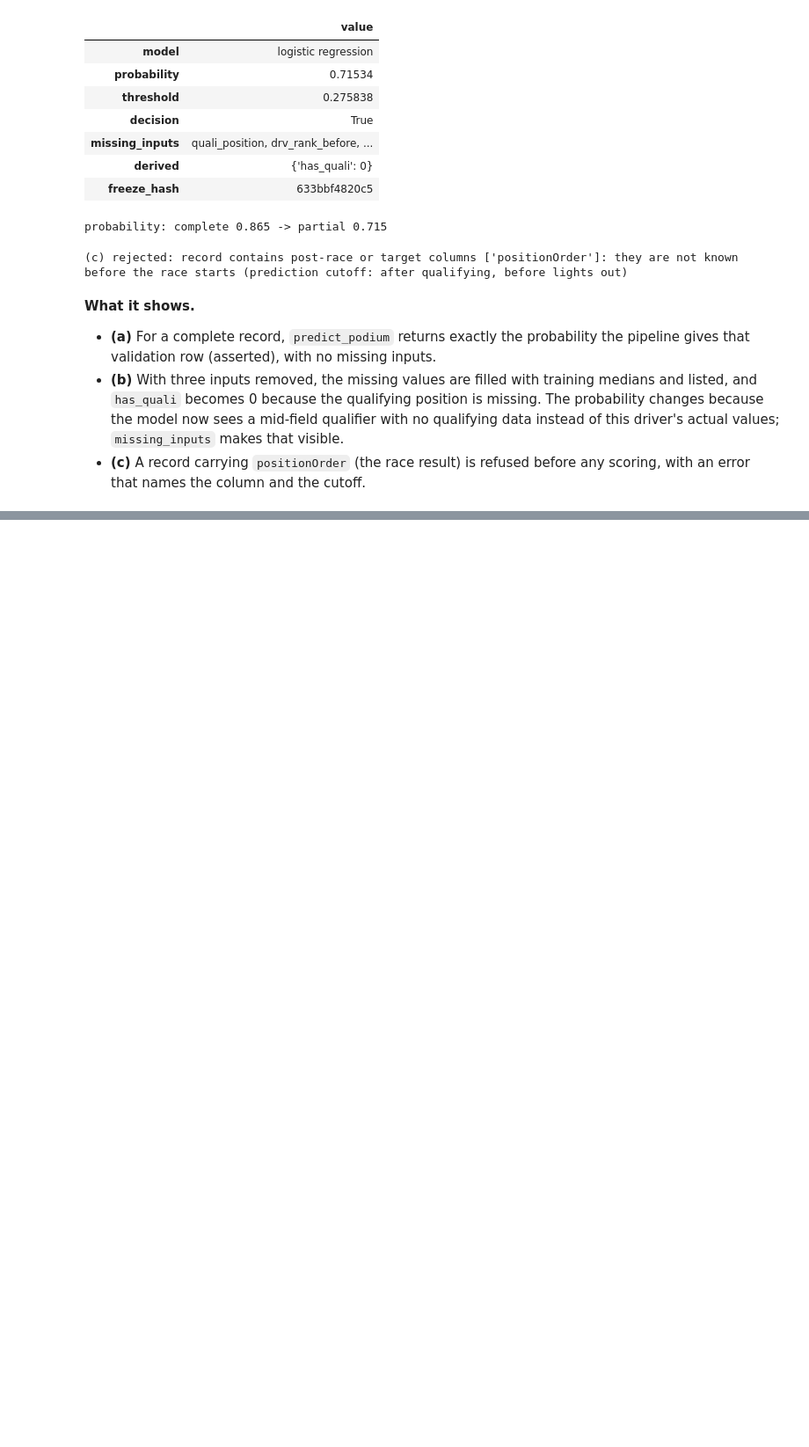
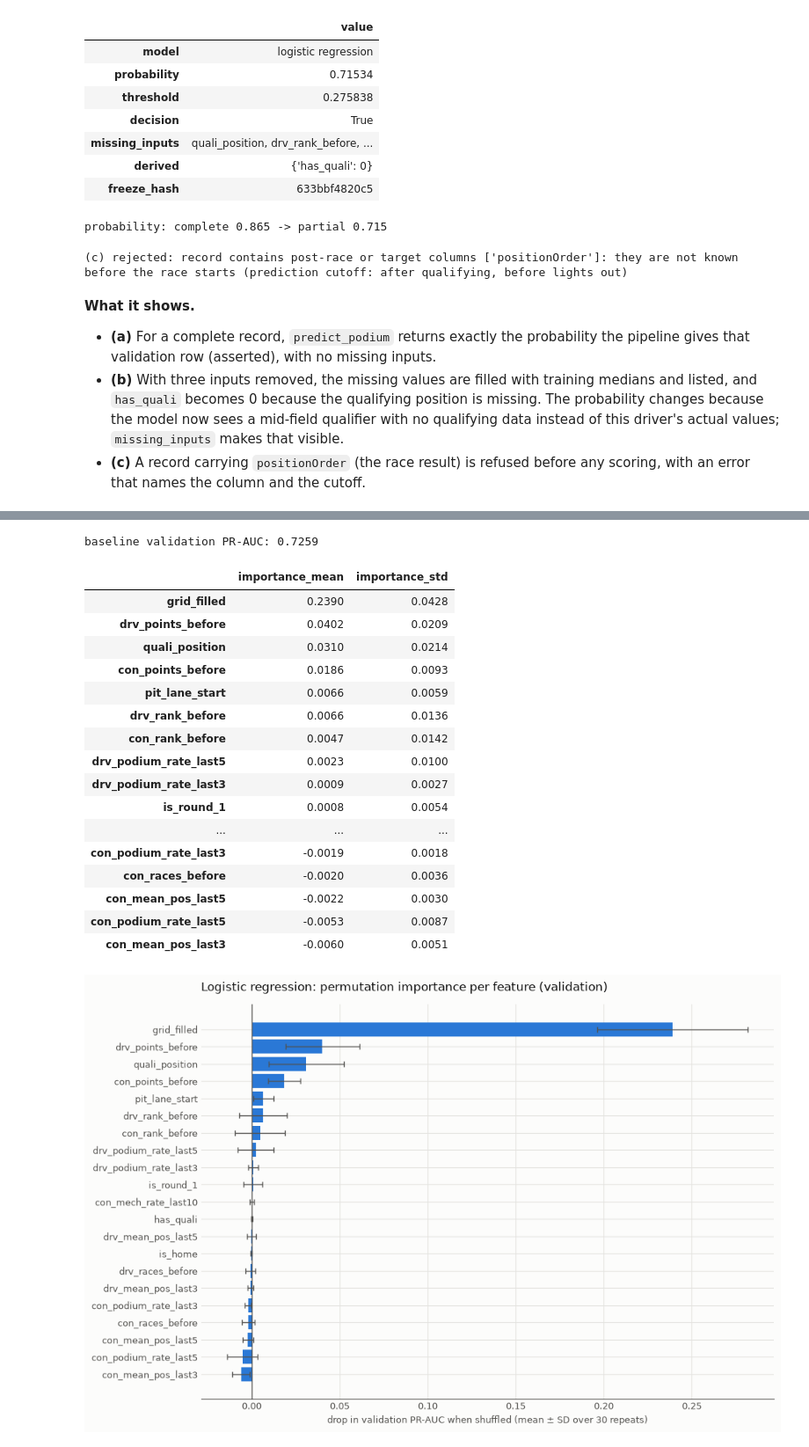
Before and after one commit to YShimy/f1-podium, a Jupyter notebook: notebooks/milestone1.ipynb, the cells around one changed output, grey strips where cells are left out. Shown at 88% size. Saved outputs shown, nothing was run; the diff lists cells and outputs as text; code cells hidden in the pictures; blank space fills up the shorter version.

```diff
--- a/notebooks/milestone1.ipynb
+++ b/notebooks/milestone1.ipynb
@@ -4783,0 +4802,23 @@ except ValueError as exc:
+# %%
+import time
+from f1podium import xai
+shap = xai.shap
+
+t0_16 = time.perf_counter()
+test_log_before_16 = _file_state(final_test_path)
+vrows_16 = ev.split_rows(meta, "validation")
+trows_16 = ev.split_rows(meta, "train")
+Xv, yv, Xtr = X.loc[vrows_16], y.loc[vrows_16], X.loc[trows_16]
+lr_pipe, hgb_pipe = final_models["logistic regression"], final_models["hist gradient boosting"]
+print(f"explaining on validation: {len(Xv)} rows, {meta.loc[vrows_16, 'raceId'].nunique()} races; "
+      f"SHAP background: {len(Xtr)} train rows")
+
+def importance_plot(ax, table, title, color, top=None):
+    t = table.head(top) if top else table
+    t = t.iloc[::-1]
+    ax.barh(range(len(t)), t["importance_mean"], xerr=t["importance_std"], color=color,
+            error_kw={"ecolor": plots.INK_MUTED, "capsize": 3, "linewidth": 1})
+    ax.set_yticks(range(len(t)), t.index)
+    ax.axvline(0, color=plots.INK_MUTED, linewidth=1)
+    plots.style_axes(ax, title, xlabel="drop in validation PR-AUC when shuffled (mean ± SD over 30 repeats)")
+    ax.grid(axis="x", color=plots.GRIDLINE, linewidth=0.8)
@@ -4783,0 +4837,28 @@ except ValueError as exc:
+# %%
+pi_lr = xai.feature_permutation_importance(lr_pipe, Xv, yv)
+print(f"baseline validation PR-AUC: {pi_lr.attrs['baseline_pr_auc']:.4f}")
+display(pi_lr.round(4))
+fig, ax = plots.new_figure(height=6.6)
+importance_plot(ax, pi_lr, "Logistic regression: permutation importance per feature (validation)", plots.SERIES[0])
+fig.tight_layout()
+plt.show()
+# %% [output]
+baseline validation PR-AUC: 0.7259
+|  | importance_mean | importance_std |
+| grid_filled | 0.2390 | 0.0428 |
+| drv_points_before | 0.0402 | 0.0209 |
+| quali_position | 0.0310 | 0.0214 |
+| con_points_before | 0.0186 | 0.0093 |
+| pit_lane_start | 0.0066 | 0.0059 |
+| drv_rank_before | 0.0066 | 0.0136 |
+| con_rank_before | 0.0047 | 0.0142 |
+| drv_podium_rate_last5 | 0.0023 | 0.0100 |
+| drv_podium_rate_last3 | 0.0009 | 0.0027 |
+| is_round_1 | 0.0008 | 0.0054 |
+| ... | ... | ... |
+| con_podium_rate_last3 | -0.0019 | 0.0018 |
+| con_races_before | -0.0020 | 0.0036 |
+| con_mean_pos_last5 | -0.0022 | 0.0030 |
+| con_podium_rate_last5 | -0.0053 | 0.0087 |
+| con_mean_pos_last3 | -0.0060 | 0.0051 |
+[figure, added]
```
Also changed, not shown: parts of 26 cells of this notebook, 1 other file.
